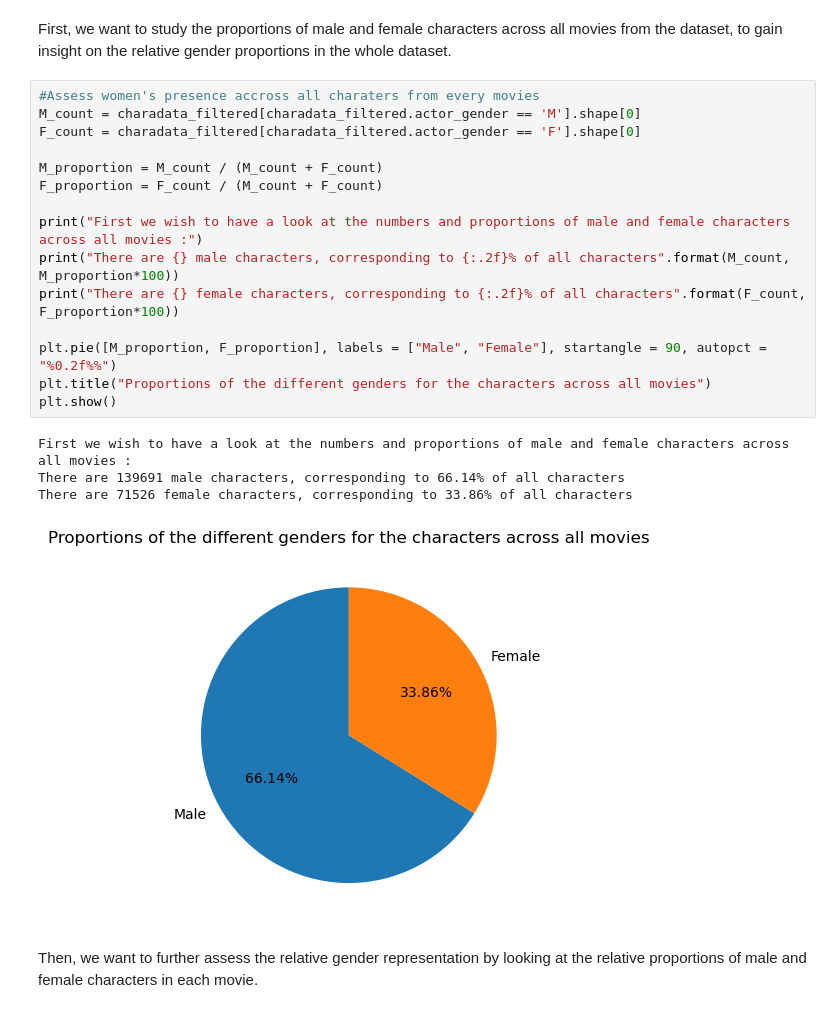
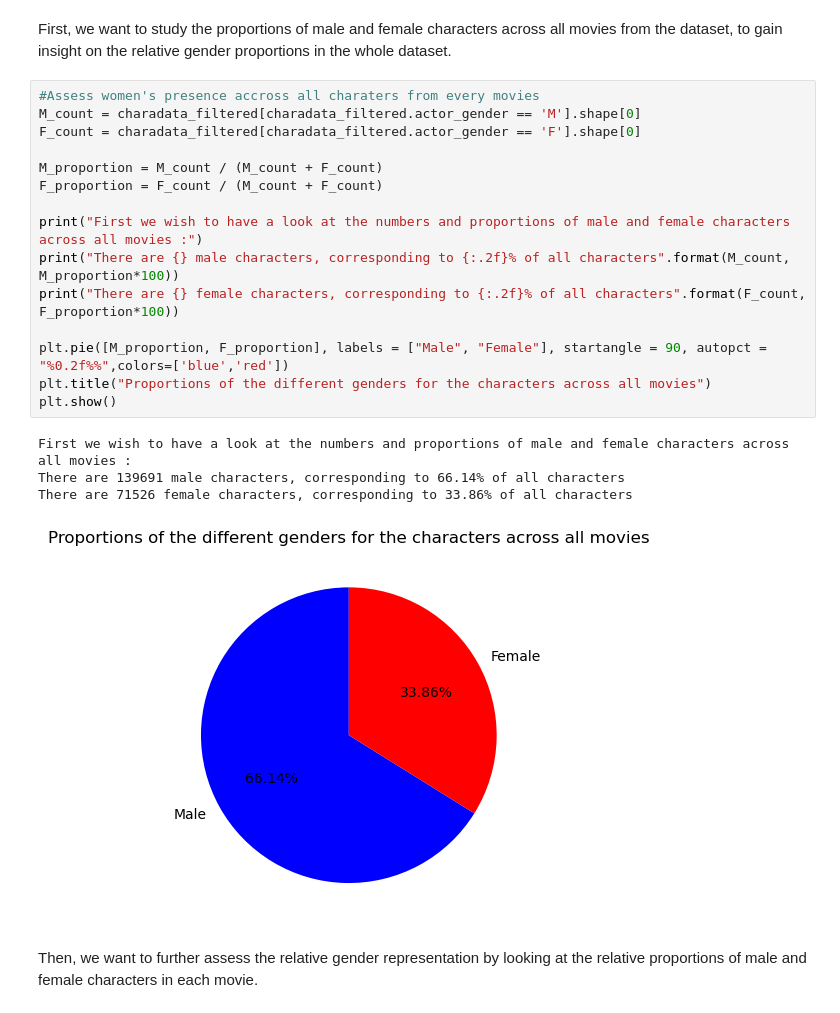
Before and after one commit to epfl-ada/ada-2022-project-nonansland22, a Jupyter notebook: Project_NoNansLand.ipynb, the cells around one changed output. Cells and saved outputs as stored; diff of their text form.

```diff
--- a/Project_NoNansLand.ipynb
+++ b/Project_NoNansLand.ipynb
@@ -172,23 +172,23 @@ First, we want to study the proportions of male and female characters across all
 # %%
 #Assess women's presence accross all charaters from every movies
 M_count = charadata_filtered[charadata_filtered.actor_gender == 'M'].shape[0]
 F_count = charadata_filtered[charadata_filtered.actor_gender == 'F'].shape[0]
 
 M_proportion = M_count / (M_count + F_count)
 F_proportion = F_count / (M_count + F_count)
 
 print("First we wish to have a look at the numbers and proportions of male and female characters across all movies :")
 print("There are {} male characters, corresponding to {:.2f}% of all characters".format(M_count, M_proportion*100))
 print("There are {} female characters, corresponding to {:.2f}% of all characters".format(F_count, F_proportion*100))
 
-plt.pie([M_proportion, F_proportion], labels = ["Male", "Female"], startangle = 90, autopct = "%0.2f%%")
+plt.pie([M_proportion, F_proportion], labels = ["Male", "Female"], startangle = 90, autopct = "%0.2f%%",colors=['blue','red'])
 plt.title("Proportions of the different genders for the characters across all movies")
 plt.show()
 # %% [output]
 First we wish to have a look at the numbers and proportions of male and female characters across all movies :
 There are 139691 male characters, corresponding to 66.14% of all characters
 There are 71526 female characters, corresponding to 33.86% of all characters
-[figure, old version]
+[figure, new version]
 # %% [markdown]
 Then, we want to further assess the relative gender representation by looking at the relative proportions of male and female characters in each movie.
 # %%
```
Also changed, not shown: parts of 27 cells of this notebook.
